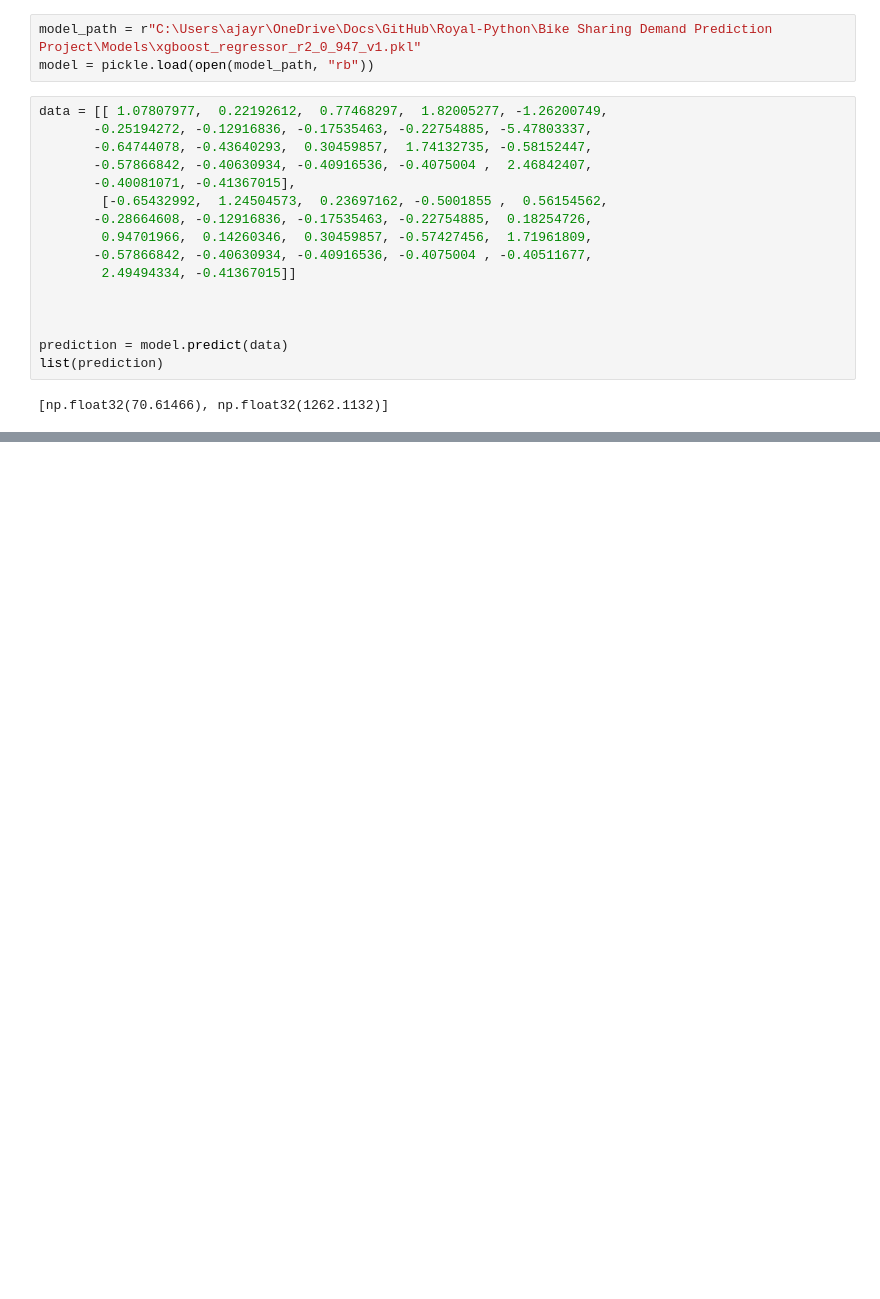
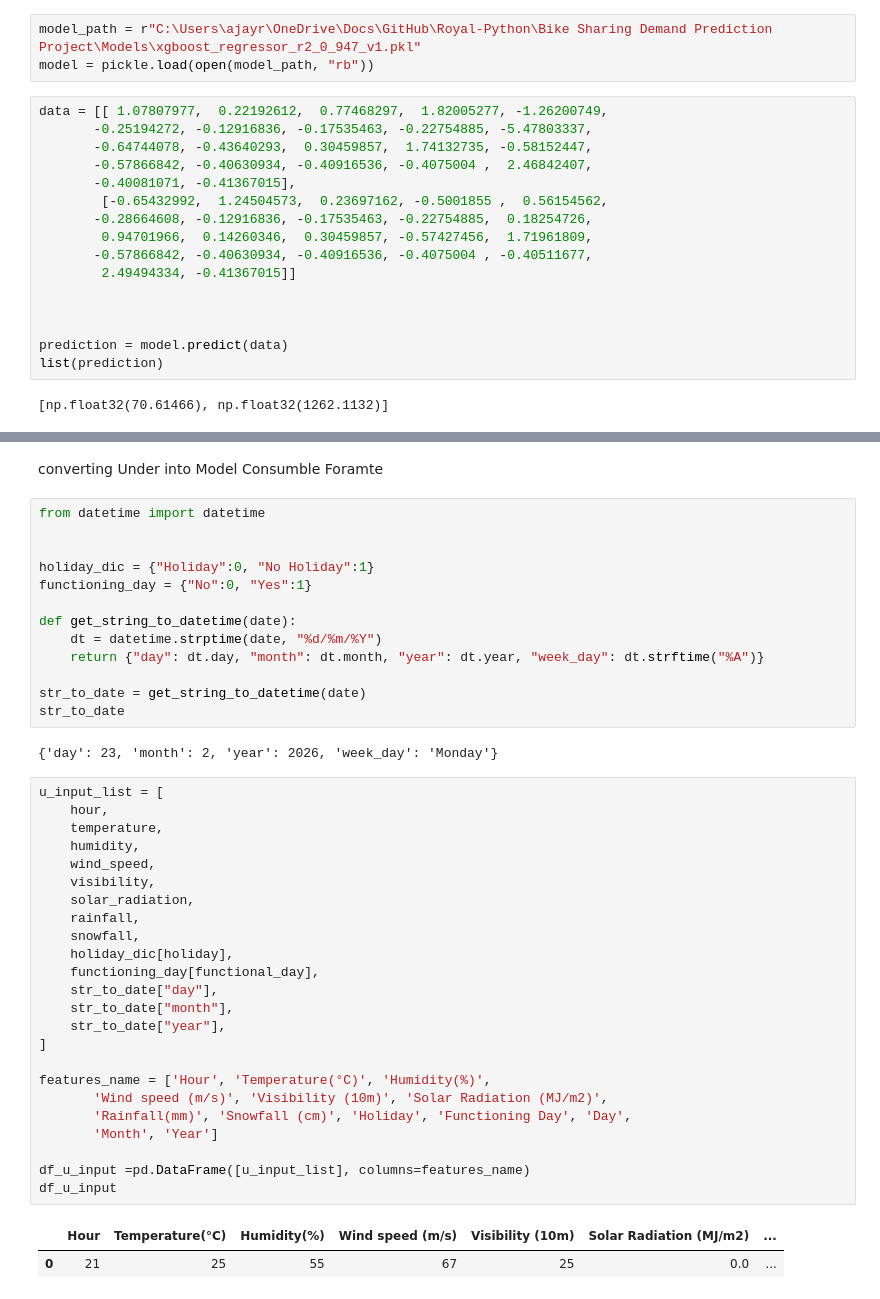
Before and after one commit to ajay-rathod-2001/Royal-Python, a Jupyter notebook: Bike Sharing Demand Prediction Project/inference.ipynb, the cells around one changed output, grey strips where cells are left out. Cells and saved outputs as stored; diff of their text form; blank space fills up the shorter version.

```diff
--- a/Bike Sharing Demand Prediction Project/inference.ipynb
+++ b/Bike Sharing Demand Prediction Project/inference.ipynb
@@ -24,0 +52,44 @@ list(prediction)
+# %% [markdown]
+converting Under into Model Consumble Foramte
+# %%
+from datetime import datetime
+
+
+holiday_dic = {"Holiday":0, "No Holiday":1}
+functioning_day = {"No":0, "Yes":1}
+
+def get_string_to_datetime(date):
+    dt = datetime.strptime(date, "%d/%m/%Y")
+    return {"day": dt.day, "month": dt.month, "year": dt.year, "week_day": dt.strftime("%A")}
+
+str_to_date = get_string_to_datetime(date)
+str_to_date
+# %% [output]
+{'day': 23, 'month': 2, 'year': 2026, 'week_day': 'Monday'}
+# %%
+u_input_list = [
+    hour,
+    temperature,
+    humidity,
+    wind_speed,
+    visibility,
+    solar_radiation,
+    rainfall,
+    snowfall,
+    holiday_dic[holiday],
+    functioning_day[functional_day],
+    str_to_date["day"],
+    str_to_date["month"],
+    str_to_date["year"],
+]
+
+features_name = ['Hour', 'Temperature(°C)', 'Humidity(%)',
+       'Wind speed (m/s)', 'Visibility (10m)', 'Solar Radiation (MJ/m2)',
+       'Rainfall(mm)', 'Snowfall (cm)', 'Holiday', 'Functioning Day', 'Day',
+       'Month', 'Year']
+
+df_u_input =pd.DataFrame([u_input_list], columns=features_name)
+df_u_input
+# %% [output]
+|  | Hour | Temperature(°C) | Humidity(%) | Wind speed (m/s) | Visibility (10m) | Solar Radiation (MJ/m2) | ... |
+| 0 | 21 | 25 | 55 | 67 | 25 | 0.0 | ... |
```
Also changed, not shown: parts of 11 cells of this notebook, 1 other file.
